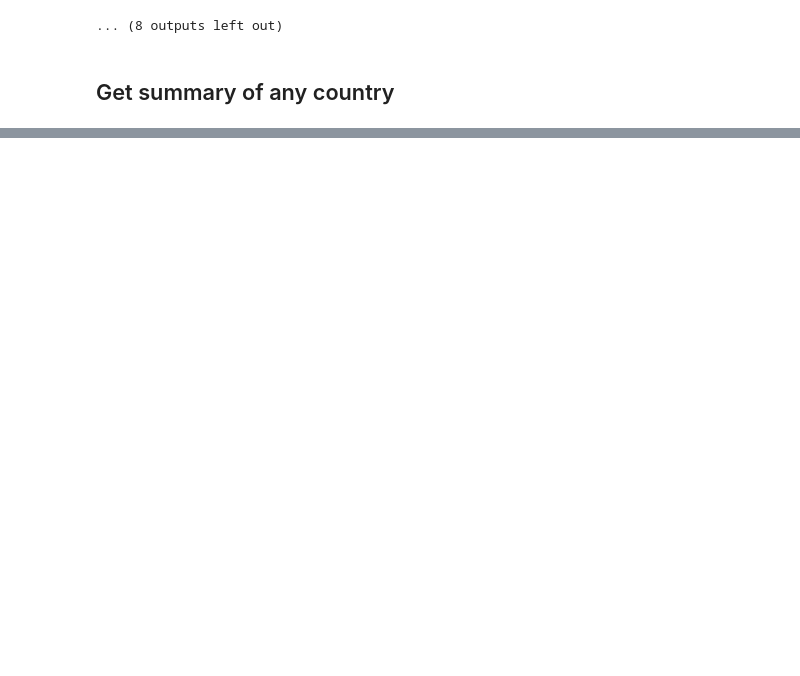
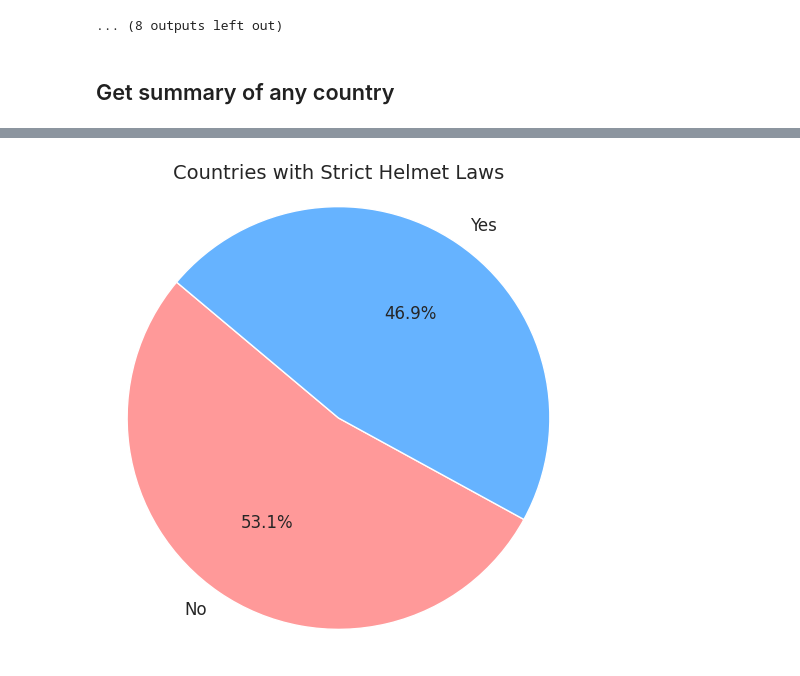
Before and after one commit to samarth2015/writing_assignment, a Jupyter notebook: Road_safety.ipynb, the cells around one changed output, grey strips where cells are left out. Drawn from its saved outputs; the diff is of its cells as text; code cells hidden in the pictures; blank space fills up the shorter version.

```diff
--- a/Road_safety.ipynb
+++ b/Road_safety.ipynb
@@ -178,0 +256,3 @@ Despite helmet laws, Country A has high motorcycle deaths — suggesting poor en
+# %%
+helmet_data = pd.merge(helmet_status, helmet_fastened, on='Country_Code', how='inner')
+helmet_data.head()
@@ -178,0 +272,5 @@ Despite helmet laws, Country A has high motorcycle deaths — suggesting poor en
+# %%
+helmet_data["Strict_Helmet_Law"] = helmet_data.apply(
+    lambda row: 1 if row["Helmet_Law_All_Occupants"] == 1 and row["Helmet_Fastened"] == 1 else 0, axis=1
+)
+helmet_data.head()
@@ -178,0 +284,27 @@ Despite helmet laws, Country A has high motorcycle deaths — suggesting poor en
+# %%
+# Optional: apply seaborn style
+sns.set_theme(style="whitegrid")
+
+# Count values
+helmet_counts = helmet_data['Strict_Helmet_Law'].value_counts().sort_index()
+
+# Labels and colors
+labels = ['No', 'Yes']
+colors = ['#ff9999', '#66b3ff']
+
+# Plot
+plt.figure(figsize=(6, 6))
+plt.pie(
+    helmet_counts,
+    labels=labels,
+    autopct='%1.1f%%',
+    startangle=140,
+    colors=colors,
+    textprops={'fontsize': 12}
+)
+
+plt.title("Countries with Strict Helmet Laws", fontsize=14)
+plt.axis('equal')  # Equal aspect ratio ensures pie is circular
+plt.show()
+# %% [output]
+[figure, added]
```
Also changed, not shown: parts of 27 cells of this notebook.
